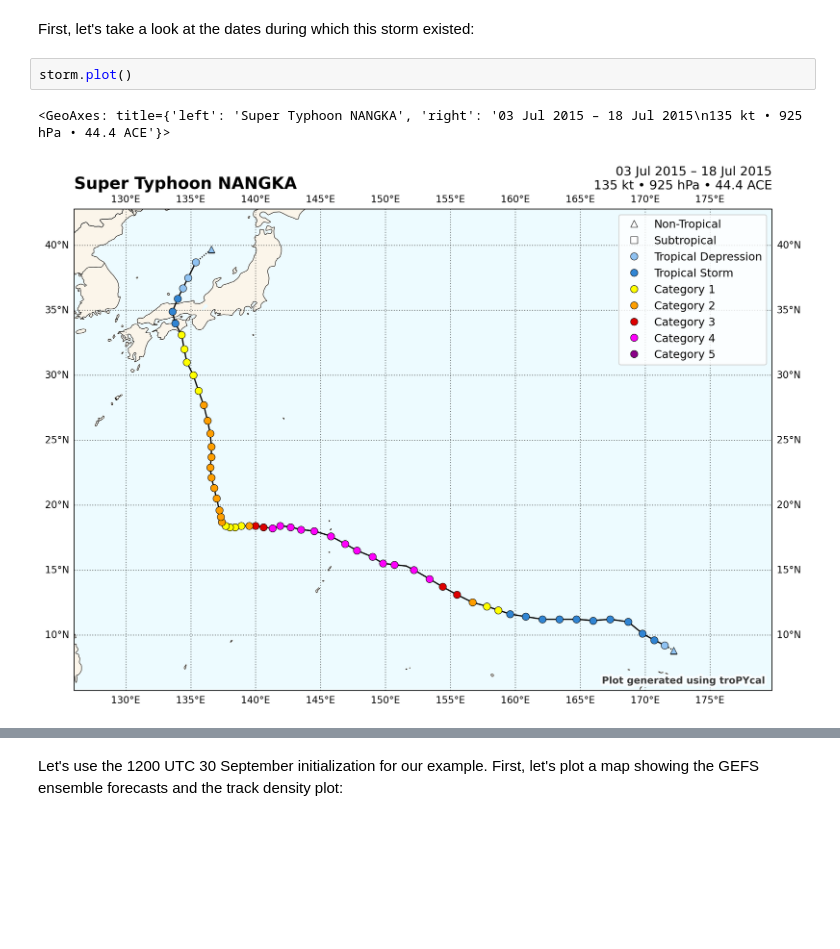
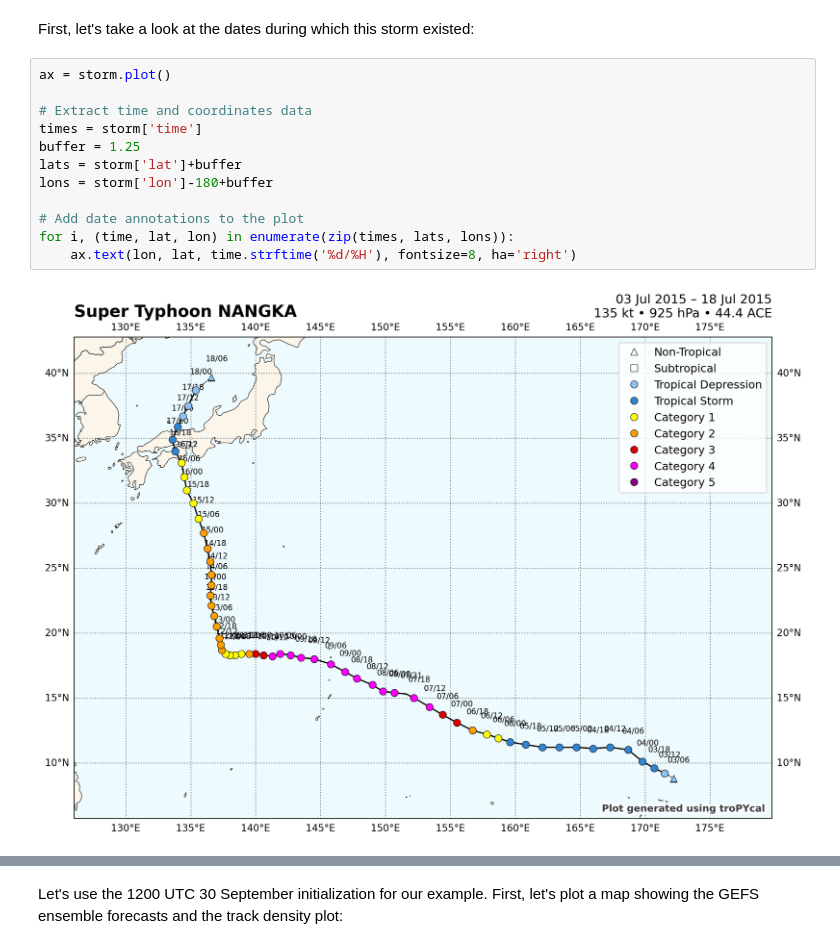
Before and after one commit to jhruppert/tc-crfrad, a Jupyter notebook: analysis/tropycal_storminfo.ipynb, the cells around one changed output, grey strips where cells are left out. Drawn from its saved outputs; the diff is of its cells as text; blank space fills up the shorter version.

```diff
--- a/analysis/tropycal_storminfo.ipynb
+++ b/analysis/tropycal_storminfo.ipynb
@@ -29,10 +33,19 @@ storm = basin.get_storm(('nangka',2015))
 # %% [markdown]
 First, let's take a look at the dates during which this storm existed:
 # %%
-storm.plot()
+ax = storm.plot()
+
+# Extract time and coordinates data
+times = storm['time']
+buffer = 1.25
+lats = storm['lat']+buffer
+lons = storm['lon']-180+buffer
+
+# Add date annotations to the plot
+for i, (time, lat, lon) in enumerate(zip(times, lats, lons)):
+    ax.text(lon, lat, time.strftime('%d/%H'), fontsize=8, ha='right')
 # %% [output]
-<GeoAxes: title={'left': 'Super Typhoon NANGKA', 'right': '03 Jul 2015 – 18 Jul 2015\n135 kt • 925 hPa • 44.4 ACE'}>
-[figure, old version]
+[figure, new version]
 # %%
 # Extract time, pressure, and wind data
 times = storm['time']
```
Also changed, not shown: parts of 5 cells of this notebook, 4 other files.
